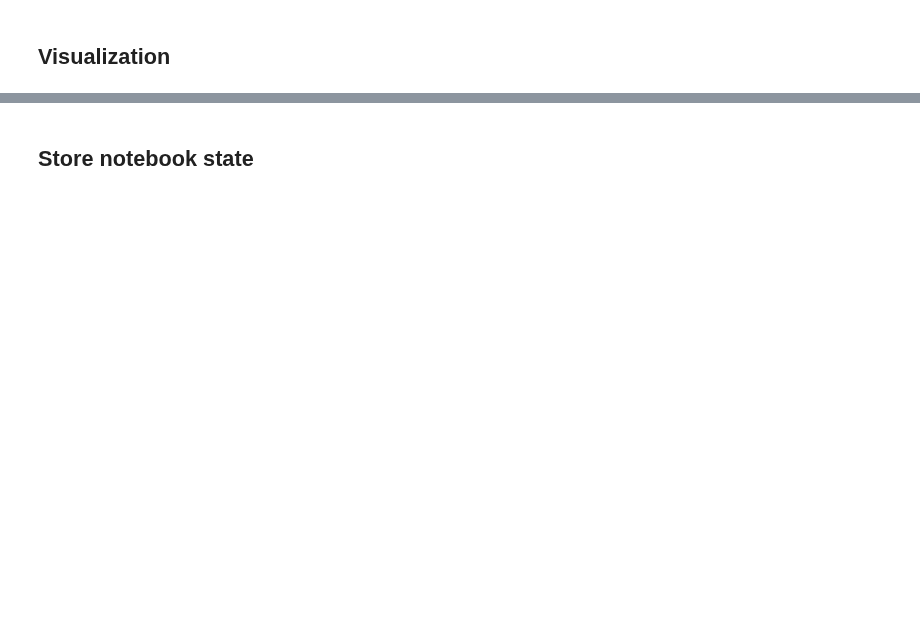
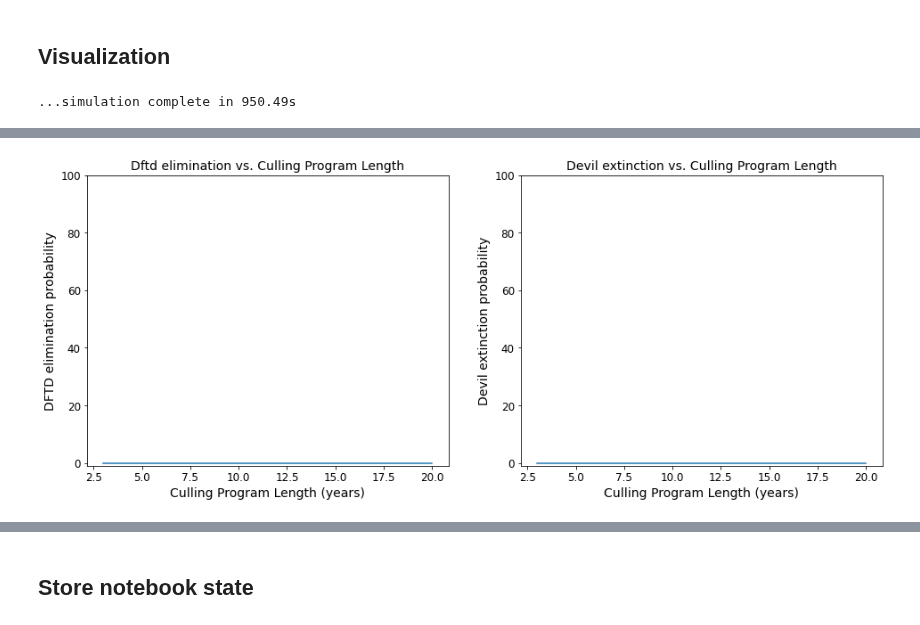
Before and after one commit to StochSS/devils_dftd_modeling, a Jupyter notebook: Parameter Sweeps/Devils DFTD 2-Stage Infection with Culling.ipynb, the cells around one changed output, grey strips where cells are left out. Drawn from its saved outputs; the diff is of its cells as text; code cells hidden in the pictures; blank space fills up the shorter version.

```diff
--- a/Parameter Sweeps/Devils DFTD 2-Stage Infection with Culling.ipynb
+++ b/Parameter Sweeps/Devils DFTD 2-Stage Infection with Culling.ipynb
@@ -568,19 +568,20 @@ class ParameterSweep():
             devils.append(inner_devils)
         return np.array(dftd), np.array(devils)
 
-    def plot_devil_dftd_extinction_over_param(self, res_sub_keys=[], key="program_length",
-                                              param_label="Program Length", units="years"):
+    def plot_devil_dftd_extinction_over_param(self, res_sub_keys=[], no_plot=False, key="cull_program_length",
+                                              param_label="Culling Program Length", units="years"):
         if len(self.params) < 2:
             sims = self.results.values()
         elif (len(self.params) - len(res_sub_keys)) != 1:
             raise Exception(f"res_sub_keys[{len(self.params)}] must be set.")
         else:
             _keys = list(self.results.keys())
-            keys = []
             for sub_key in res_sub_keys:
+                keys = []
                 for res_key in _keys:
                     if sub_key in res_key.split(","):
                         keys.append(res_key)
+                _keys = keys
             sims = [self.results[key] for key in keys]
 
         pl_values = []
@@ -593,6 +594,8 @@ class ParameterSweep():
             pl_ext_rate.append(devil_prob)
             pl_erd_rate.append(dftd_prob)
 
+        if no_plot:
+            return
         units = "" if units is None else f" ({units})"
         fig, (ax1, ax2) = plt.subplots(1, 2, figsize=[16, 6])
 
@@ -662,7 +670,7 @@ sim.plot()
 if nb_state is None:
     params = [
         {"parameter": "cull_rate_diseased", "range": [0.25, 0.5, 0.75]},
-        {"parameter": "cull_program_length", "range": [3, 5, 10, 15, 20]},
+        {"parameter": "cull_program_length", "range": [3, 5, 10, 15, 20]}
     ]
     job = ParameterSweep(model=model, params=params)
 else:
@@ -675,11 +686,12 @@ else:
 if nb_state is None:
     tic=time.time()
     for crd in params[0]['range']:
-        res_sub_keys = [ims_key, f"cull_rate_diseased:{crd}"]
-        job.plot_devil_dftd_extinction_over_param(res_sub_keys=res_sub_keys)
+        res_sub_keys = [f"cull_rate_diseased:{crd}"]
+        job.plot_devil_dftd_extinction_over_param(res_sub_keys=res_sub_keys, no_plot=True)
         print(".", end="")
     print(f"simulation complete in {time.time()-tic:.2f}s")
+# %% [output]
+...simulation complete in 950.49s
 # %%
-%time job.plot_devil_dftd_extinction_over_param(
-    res_sub_keys=["cull_rate_diseased:0.5"]
-)
+%time job.plot_devil_dftd_extinction_over_param(res_sub_keys=["cull_rate_diseased:0.5"])
+# %% [output]
@@ -686,2 +700,3 @@ if nb_state is None:
+[figure, added]
 # %%
 %time job.explore_results()
```
Also changed, not shown: parts of 7 cells of this notebook, 1 other file.
